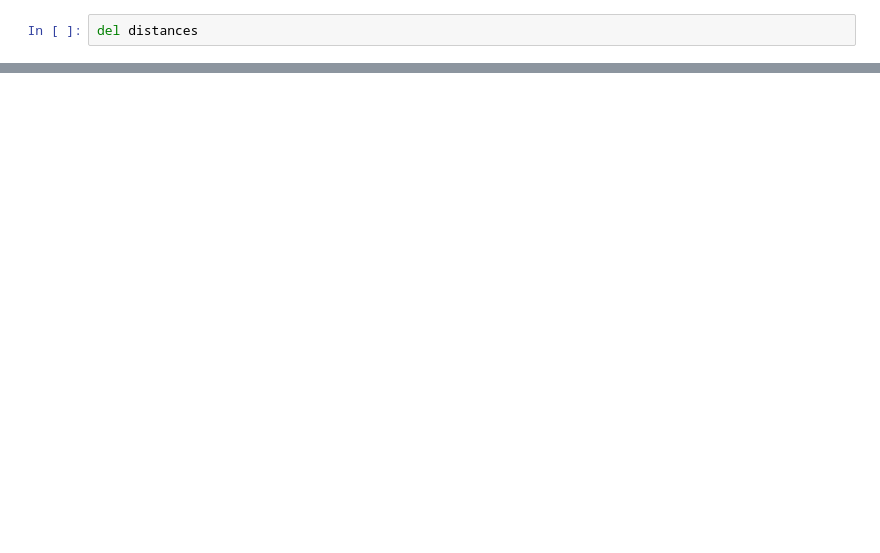
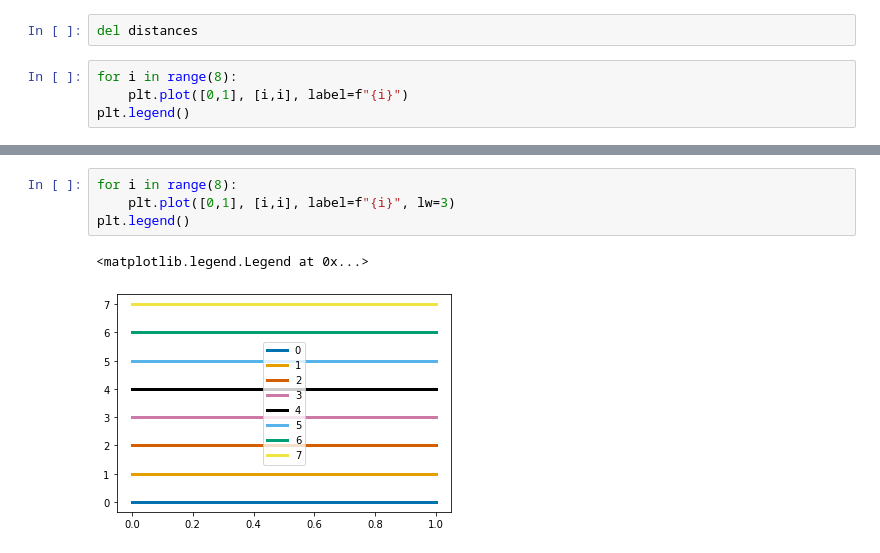
Before and after one commit to ast0815/covfit, a Jupyter notebook: naive.ipynb, the cells around one changed output, grey strips where cells are left out. Drawn from its saved outputs; the diff is of its cells as text; blank space fills up the shorter version.

```diff
--- a/naive.ipynb
+++ b/naive.ipynb
@@ -81,2 +81,6 @@ fig.savefig(f"plots/{dname}_significance.pdf")
 # %%
 del distances
+# %%
+for i in range(8):
+    plt.plot([0,1], [i,i], label=f"{i}")
+plt.legend()
@@ -82,0 +90,7 @@ del distances
+# %%
+for i in range(8):
+    plt.plot([0,1], [i,i], label=f"{i}", lw=3)
+plt.legend()
+# %% [output]
+<matplotlib.legend.Legend at 0x...>
+[figure, added]
```
Also changed, not shown: parts of 5 cells of this notebook, 8 other files.
